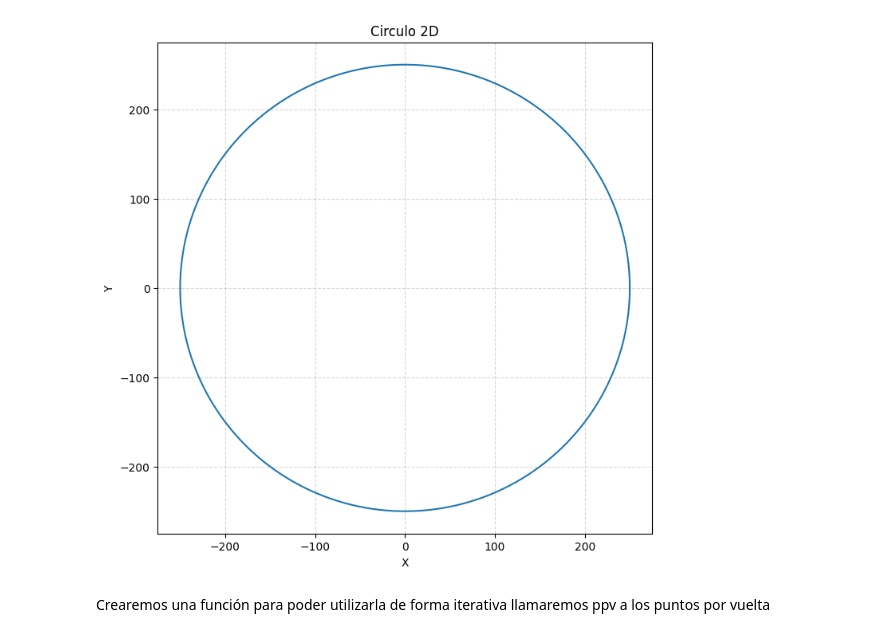
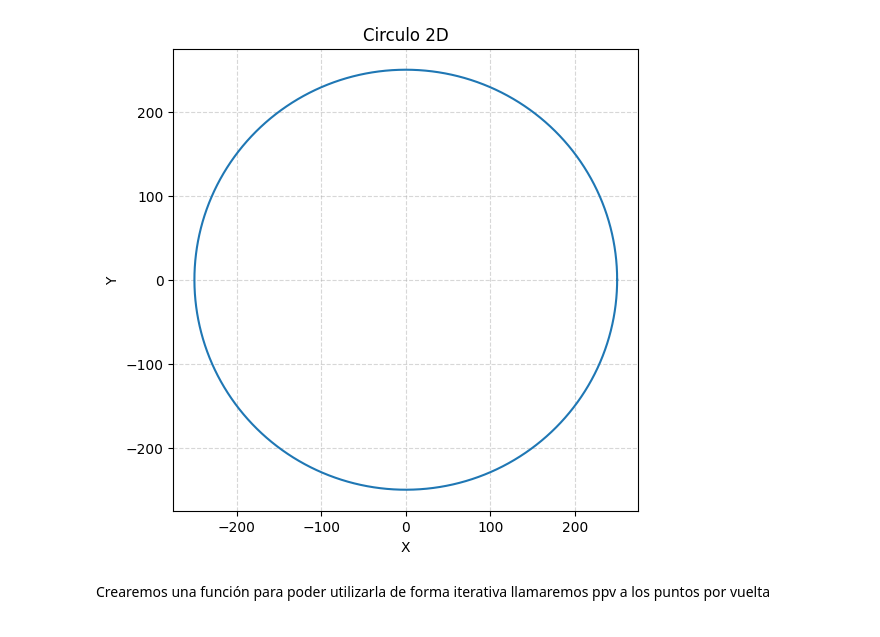
Before and after one commit to simoncellia/Proyecto_Tec_12, a Jupyter notebook: Circular_Pocket_2D.ipynb, the cells around one changed output. Cells and saved outputs as stored; diff of their text form; code cells hidden in the pictures.

```diff
--- a/Circular_Pocket_2D.ipynb
+++ b/Circular_Pocket_2D.ipynb
@@ -5,27 +16,27 @@
 # %%
 import numpy as np
 import matplotlib.pyplot as plt
 
 r_inicial= 250
 
 theta=np.linspace(0,2*np.pi,1000)
 
 x=r_inicial*np.cos(theta)
 y=r_inicial*np.sin(theta)
 
-fig, ax = plt.subplots(figsize=(8, 8))  # Ajustar el tamaño de la figura
+fig, ax = plt.subplots(figsize=(6, 6))  # Ajustar el tamaño de la figura
 
 # Graficar Circulo
 ax.plot(x, y)
 
 ax.set_title('Circulo 2D')
 ax.set_xlabel('X')
 ax.set_ylabel('Y')
 
 # Agregar una cuadrícula suave
 ax.grid(True, linestyle='--', alpha=0.5)
 # %% [output]
-[figure, old version]
+[figure, new version]
 # %% [markdown]
 Crearemos una función para poder utilizarla de forma iterativa llamaremos ppv a los puntos por vuelta
 # %%
```
Also changed, not shown: parts of 4 cells of this notebook.
